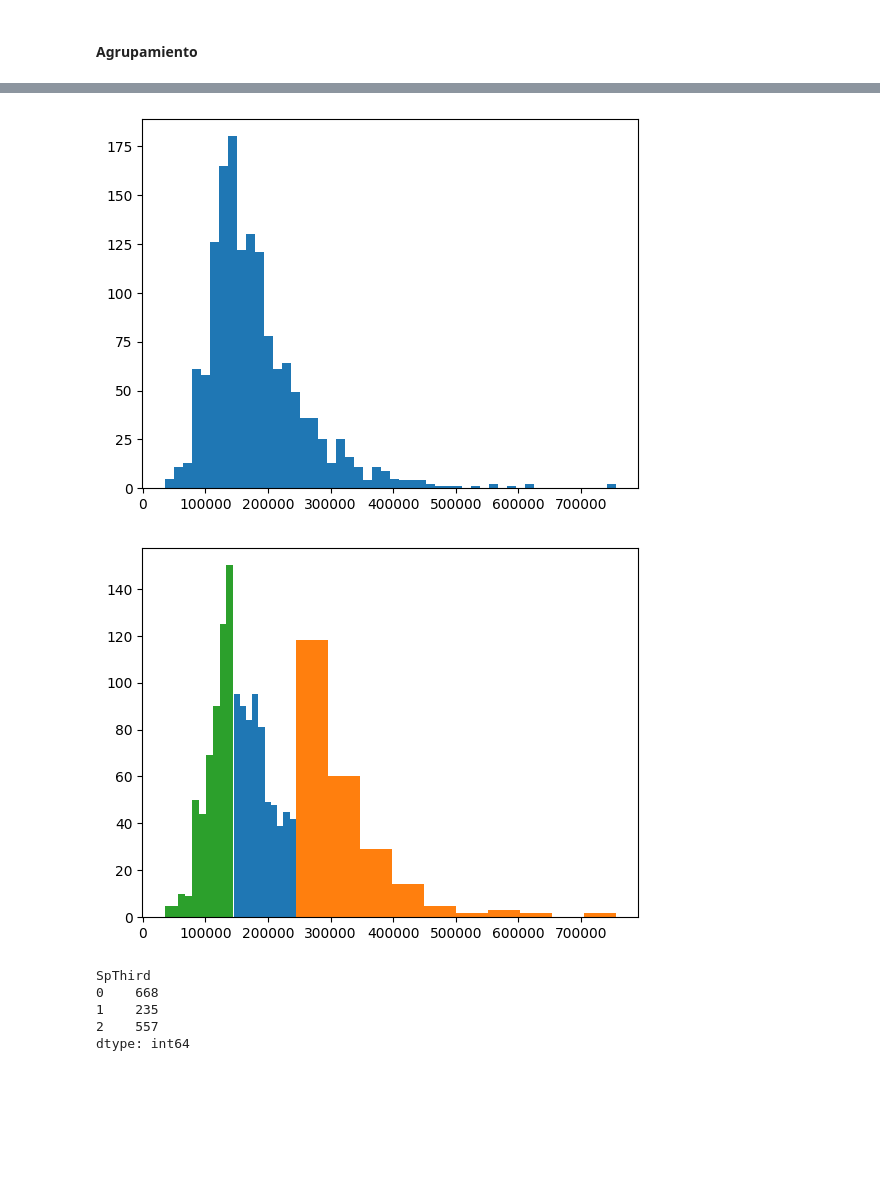
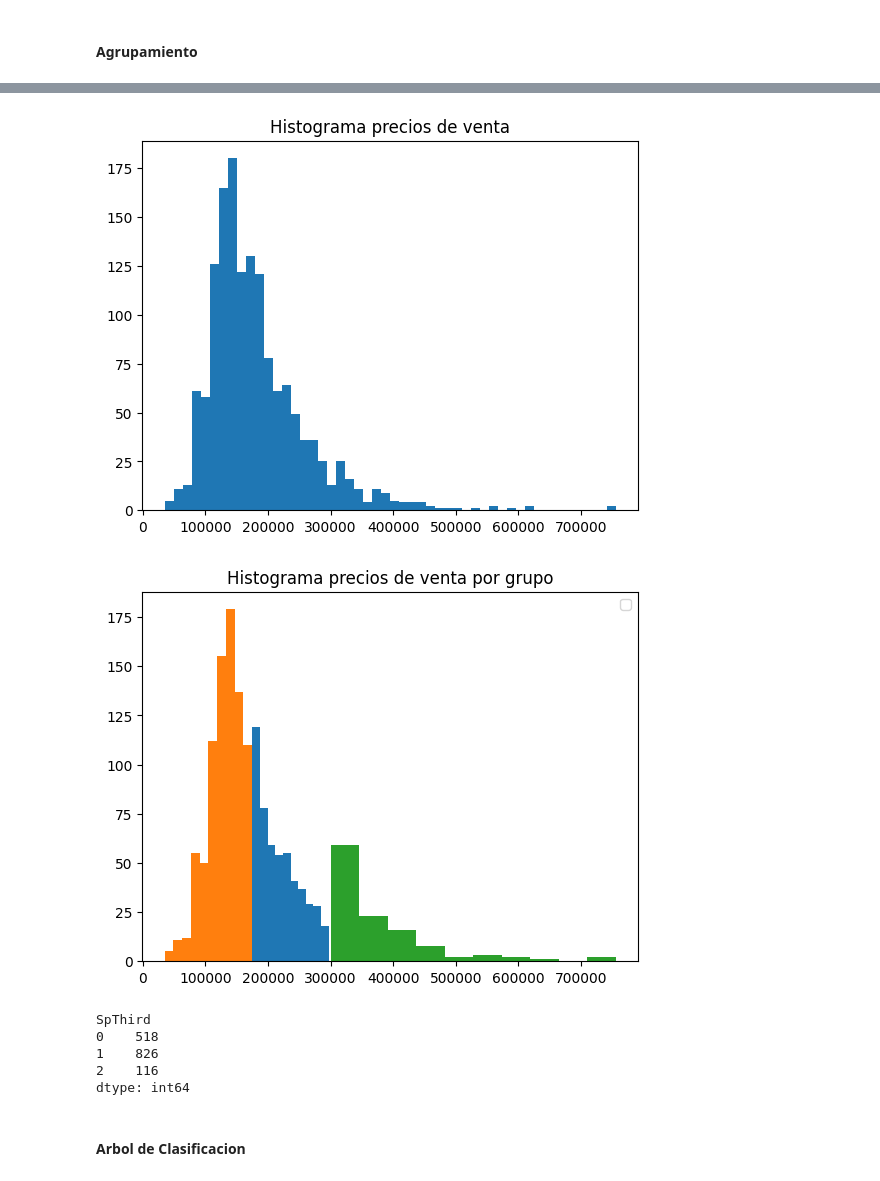
Before and after one commit to DiegoDuaS/Decision_Trees_2, a Jupyter notebook: actividades.ipynb, the cells around one changed output, grey strips where cells are left out. Saved outputs shown, nothing was run; the diff lists cells and outputs as text; code cells hidden in the pictures; blank space fills up the shorter version.

```diff
--- a/actividades.ipynb
+++ b/actividades.ipynb
@@ -325,0 +292,13 @@ InvalidIndexError: (slice(None, None, None), 0)
+# %%
+from sklearn.tree import DecisionTreeClassifier
+from sklearn.metrics import accuracy_score, classification_report
+from sklearn.metrics import confusion_matrix, ConfusionMatrixDisplay
+import seaborn as sns
+from sklearn import tree
+from sklearn.model_selection import cross_val_score, cross_val_predict
+import ct_tree
+
+cluster_set = house_prices[['GrLivArea', 'SalePrice','1stFlrSF','GarageArea']]
+cluster_set.dropna()
+
+cluster_set = ct_tree.breif_clustering(cluster_set, 3)
@@ -326,13 +312,17 @@ InvalidIndexError: (slice(None, None, None), 0)
 # %%
-
+plt.title("Histograma precios de venta")
 plt.hist(cluster_set['SalePrice'], bins=50)
 plt.show()
+
+plt.title("Histograma precios de venta por grupo")
 for i in range(3):
     sp_i = cluster_set[cluster_set['Cluster']==i]
     plt.hist(sp_i['SalePrice'])
+plt.legend()
+plt.show()
 # %% [output]
-[figure, old version]
+[figure, new version]
-[figure, old version]
+[figure, new version]
 # %%
 tem = house_prices[house_prices.columns]
 object_cols = tem.select_dtypes(include=['object']).columns
@@ -342,10 +332,12 @@ fuzzy_hp.pop('SalePrice')
 fuzzy_hp.groupby('SpThird').size()
 # %% [output]
 SpThird
-0    668
-1    235
-2    557
+0    518
+1    826
+2    116
 dtype: int64
+# %% [markdown]
+#### Arbol de Clasificacion
 # %%
 y = fuzzy_hp.pop('SpThird')
 X_ct = fuzzy_hp
```
Also changed, not shown: parts of 19 cells of this notebook, 1 other file.
